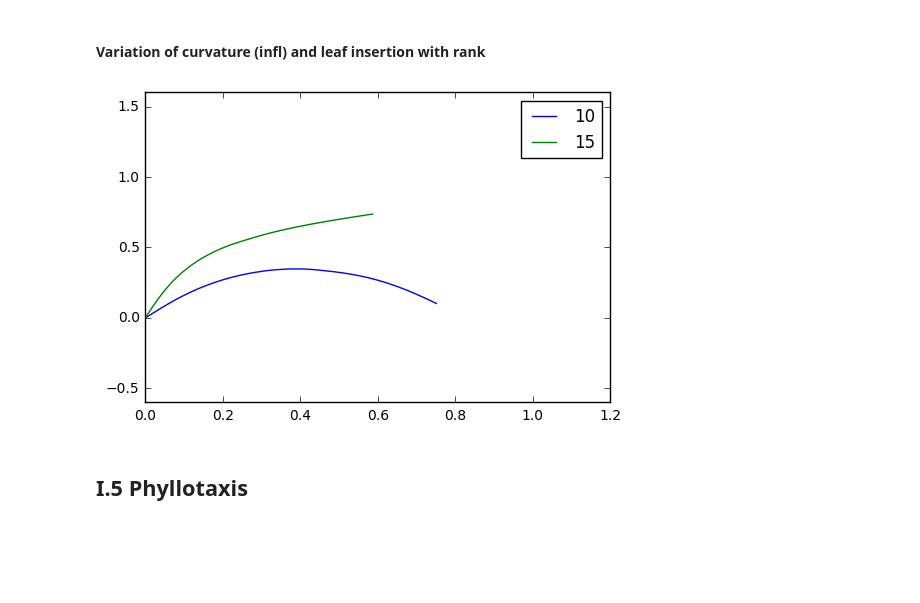
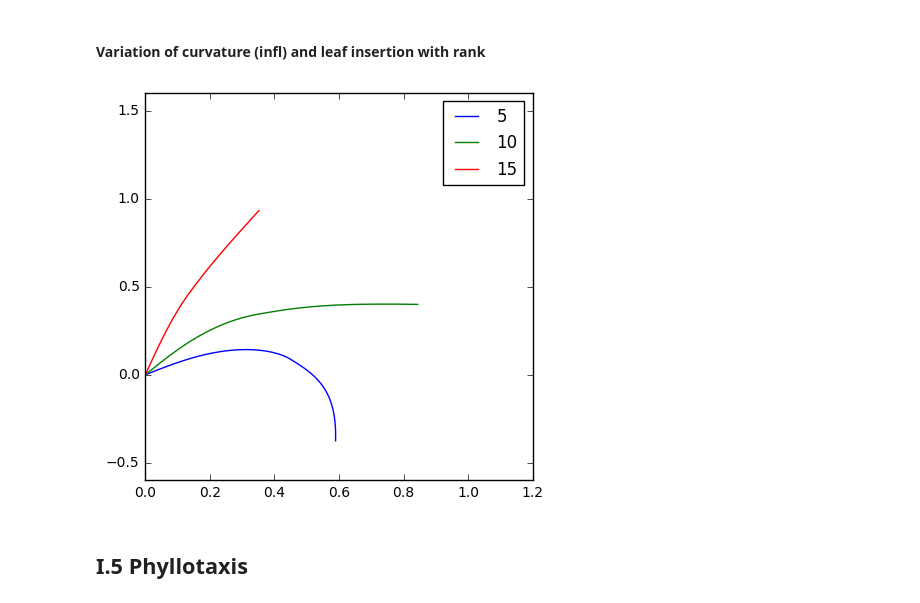
Before and after one commit to openalea-training/supagro_training_2018, a Jupyter notebook: TD_4/3D_Maize_parameters_Solution.ipynb, the cells around one changed output. Saved outputs shown, nothing was run; the diff lists cells and outputs as text; code cells hidden in the pictures; blank space fills up the shorter version.

```diff
--- a/TD_4/3D_Maize_parameters_Solution.ipynb
+++ b/TD_4/3D_Maize_parameters_Solution.ipynb
@@ -162,7 +257,7 @@ plt.show()
 # %% [markdown]
 ### I.4.4 Variation of curvature with leaf rank
 # %%
-def leaf_shape_rank(rank=1,nb_segment=100,incli_top=10, incli_base=70, insertion_angle=20,l=0.5, infl=30):
+def leaf_shape_rank(rank=1,nb_segment=100,incli_top=10, incli_base=70,l=0.5, infl=40):
     phytomer=16
     dinc = float(incli_top - incli_base) / (phytomer - 1)
     incli = incli_base + (rank -1) * dinc
@@ -208,20 +303,24 @@ plt.show()
 # %% [markdown]
 #### Variation of curvature (infl) and leaf insertion with rank
 # %%
+rank=5
+x,y=leaf_shape_rank(rank=rank)
+plot(x,y,label=rank)
+
 rank=10
-x,y=leaf_shape_rank(rank=rank,incli_top=10,incli_base=60,infl=25,l=0.6)
+x,y=leaf_shape_rank(rank=rank)
 plot(x,y,label=rank)
 
 rank=15
-x,y=leaf_shape_rank(rank=rank,incli_top=10,incli_base=60,infl=25,l=0.6)
+x,y=leaf_shape_rank(rank=rank)
 plot(x,y,label=rank)
 
 xlim(0,1.2)
 ylim(-0.6,1.6)
 plt.legend(loc='best')
 plt.show()
 # %% [output]
-[figure, old version]
+[figure, new version]
 # %% [markdown]
 ## I.5 Phyllotaxis
 # %% [markdown]
```
Also changed, not shown: parts of 16 cells of this notebook, 1 other file.
